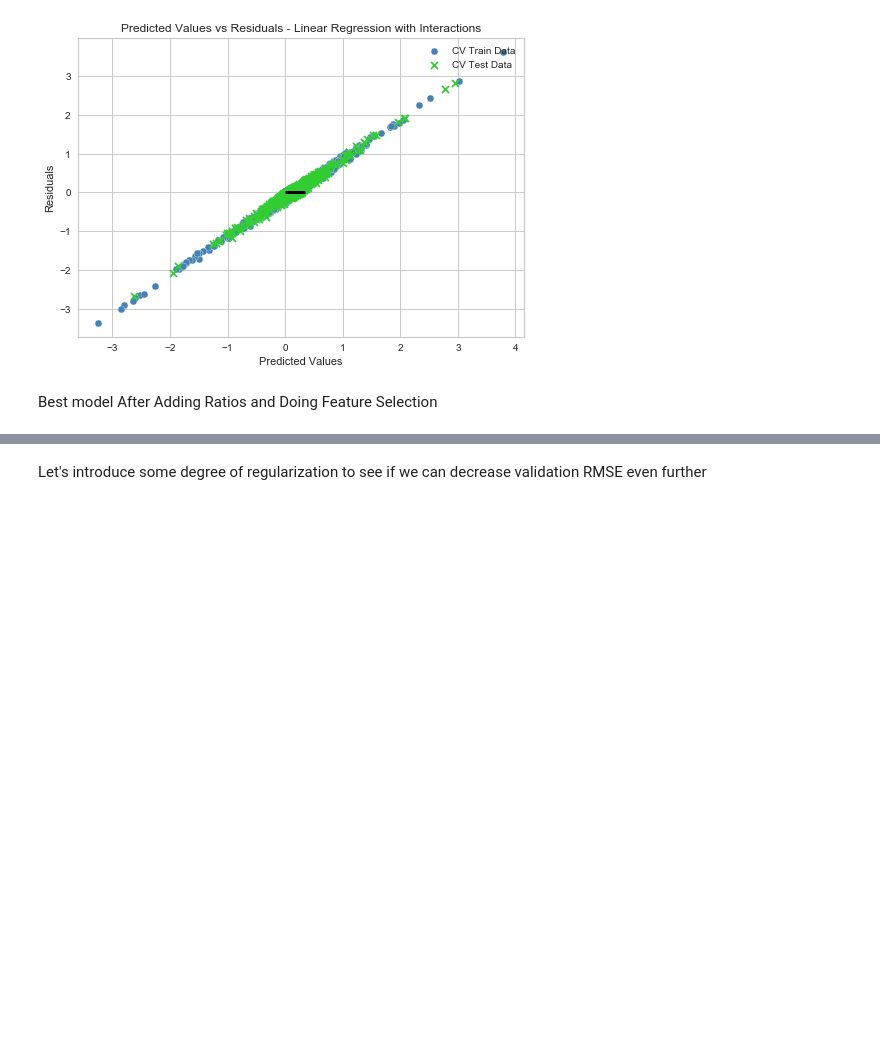
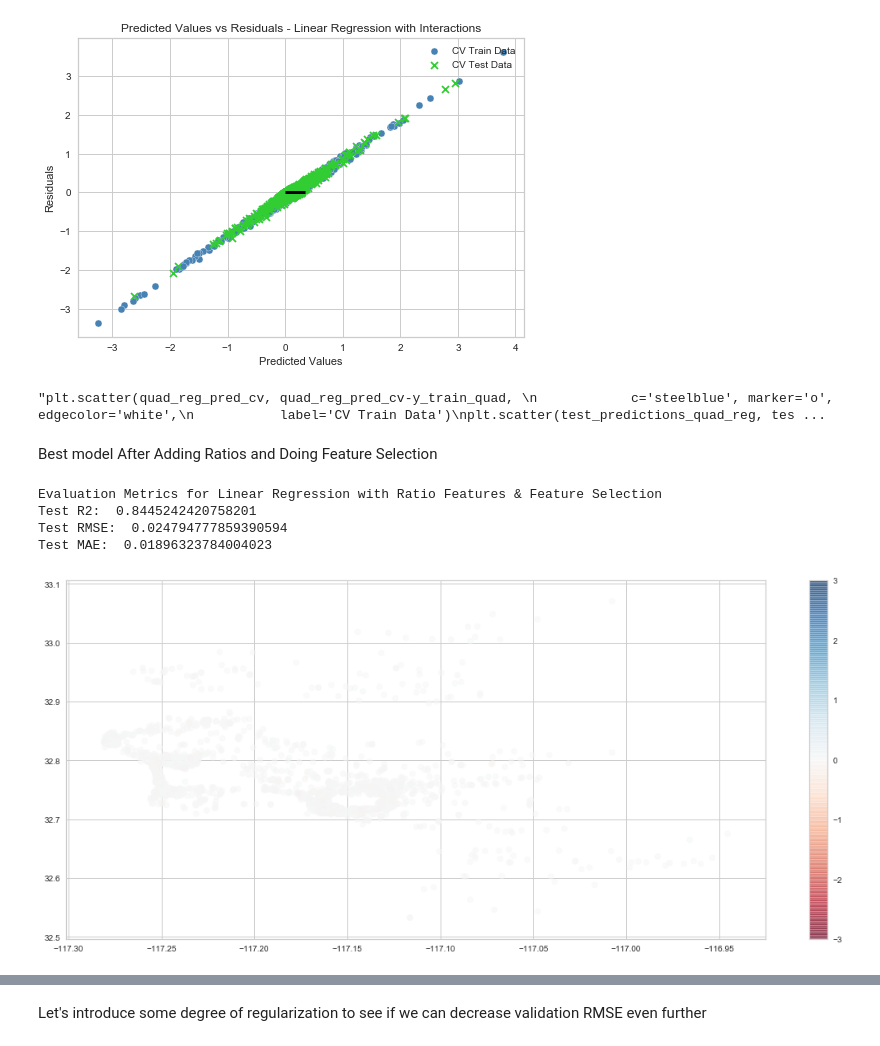
Before and after one commit to mas-dse-saachary/UCSD-MAS-Capstone-Project, a Jupyter notebook: dev/modeling_normalizeddata.ipynb, the cells around one changed output, grey strips where cells are left out. Saved outputs shown, nothing was run; the diff lists cells and outputs as text; code cells hidden in the pictures; blank space fills up the shorter version.

```diff
--- a/dev/modeling_normalizeddata.ipynb
+++ b/dev/modeling_normalizeddata.ipynb
@@ -89,8 +89,8 @@ X_ratios = X_ratios.dropna(axis = 1,thresh = len(X_normed)-300)
 X_ratios = X_ratios.replace([np.inf, -np.inf], np.nan)
 X_ratios = X_ratios.fillna(X_ratios.mean())
 # %%
-#y_normed = X_normed['price_y'].fillna(X_normed['price_y'].mean())
-#X_normed = X_normed[X_normed.columns.drop(X_normed[list(X_normed.filter(regex='price'))])]
+y_normed = X_normed['price_y'].fillna(X_normed['price_y'].mean())
+X_normed = X_normed[X_normed.columns.drop(X_normed[list(X_normed.filter(regex='price'))])]
 X_ratios = X_ratios[X_ratios.columns.drop(X_ratios[list(X_ratios.filter(regex='price'))])]
 # %%
 #Checking that features are clean - output should be True and False
@@ -615,5 +616,5 @@ quad_reg_pred_cv = cross_val_predict(quad_reg, X_train_quad, y_train_quad, cv=10
 # %%
-plt.scatter(quad_reg_pred_cv, quad_reg_pred_cv-y_train_quad,
+"""plt.scatter(quad_reg_pred_cv, quad_reg_pred_cv-y_train_quad,
             c='steelblue', marker='o', edgecolor='white',
            label='CV Train Data')
 plt.scatter(test_predictions_quad_reg, test_predictions_quad_reg-y_test_quad,
@@ -622,9 +623,11 @@ plt.scatter(test_predictions_quad_reg, test_predictions_quad_reg-y_test_quad,
 plt.xlabel('Predicted Values')
 plt.ylabel('Residuals')
 plt.legend(loc='upper right')
-plt.hlines(y=0, color='black', xmin=0, xmax=.35, lw=3)
+plt.hlines(y=0, color='black', xmin=y_train_intonly.min()-1, xmax=y_train_intonly.max()+1, lw=3)
 plt.title('Predicted Values vs Residuals - Quadratic Regression')
-plt.show()
+plt.show()"""
+# %% [output]
+"plt.scatter(quad_reg_pred_cv, quad_reg_pred_cv-y_train_quad, \n            c='steelblue', marker='o', edgecolor='white',\n           label='CV Train Data')\nplt.scatter(test_predictions_quad_reg, tes ...
 # %% [markdown]
 Best model After Adding Ratios and Doing Feature Selection
 # %%
@@ -634,9 +635,19 @@ test_predictions_ratios_lin_reg = lin_reg.predict(X_test)
+# %%
+lin_reg = linear_model.LinearRegression(fit_intercept=True, normalize=False)
+lin_reg.fit(X_train, y_train)
+test_predictions_ratios_lin_reg = lin_reg.predict(X_test)
 # %%
 print 'Evaluation Metrics for Linear Regression with Ratio Features & Feature Selection'
 print 'Test R2: ',r2_score(y_test, test_predictions_ratios_lin_reg)
 print 'Test RMSE: ',np.sqrt(mean_squared_error(y_test, test_predictions_ratios_lin_reg))
 print 'Test MAE: ',mean_absolute_error(y_test, test_predictions_ratios_lin_reg)
-map_variable(y_test-test_predictions_lin_reg, listings)
+map_variable(y_test-test_predictions_ratios_lin_reg, listings)
+# %% [output]
+Evaluation Metrics for Linear Regression with Ratio Features & Feature Selection
+Test R2:  0.8445242420758201
+Test RMSE:  0.024794777859390594
+Test MAE:  0.01896323784004023
+[figure, added]
 # %%
 ratios_lin_reg_pred_cv = cross_val_predict(lin_reg, X_train, y_train, cv=10)
 # %%
```
Also changed, not shown: parts of 54 cells of this notebook, 1 other file.
